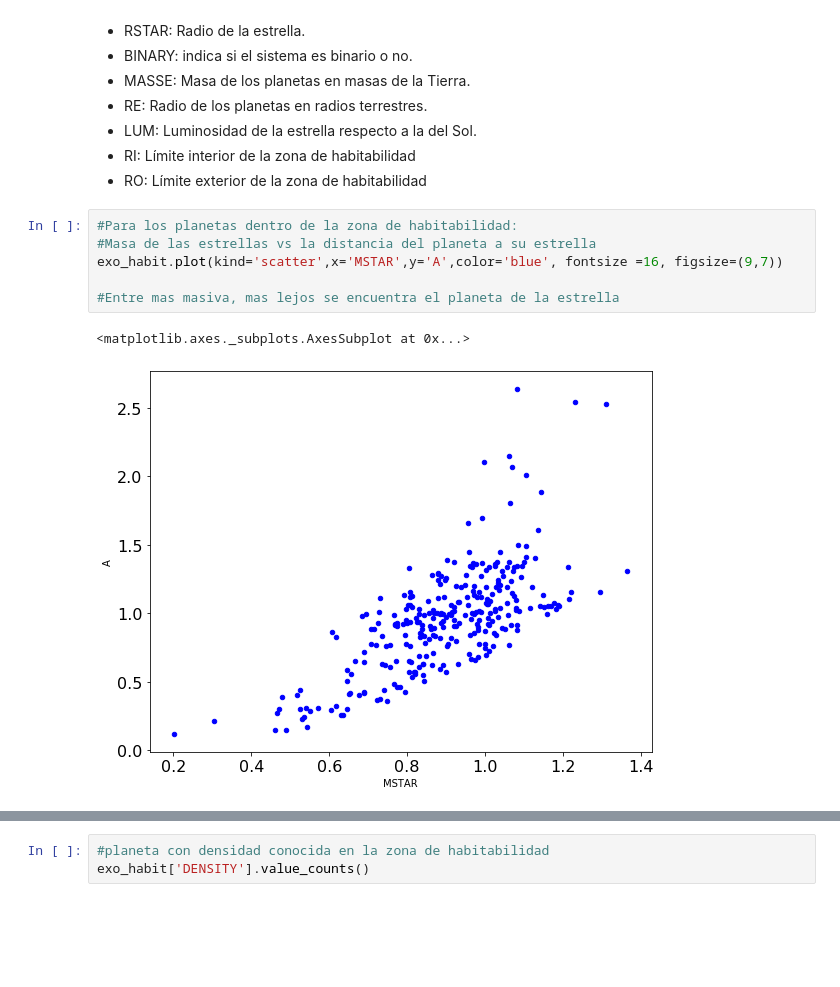
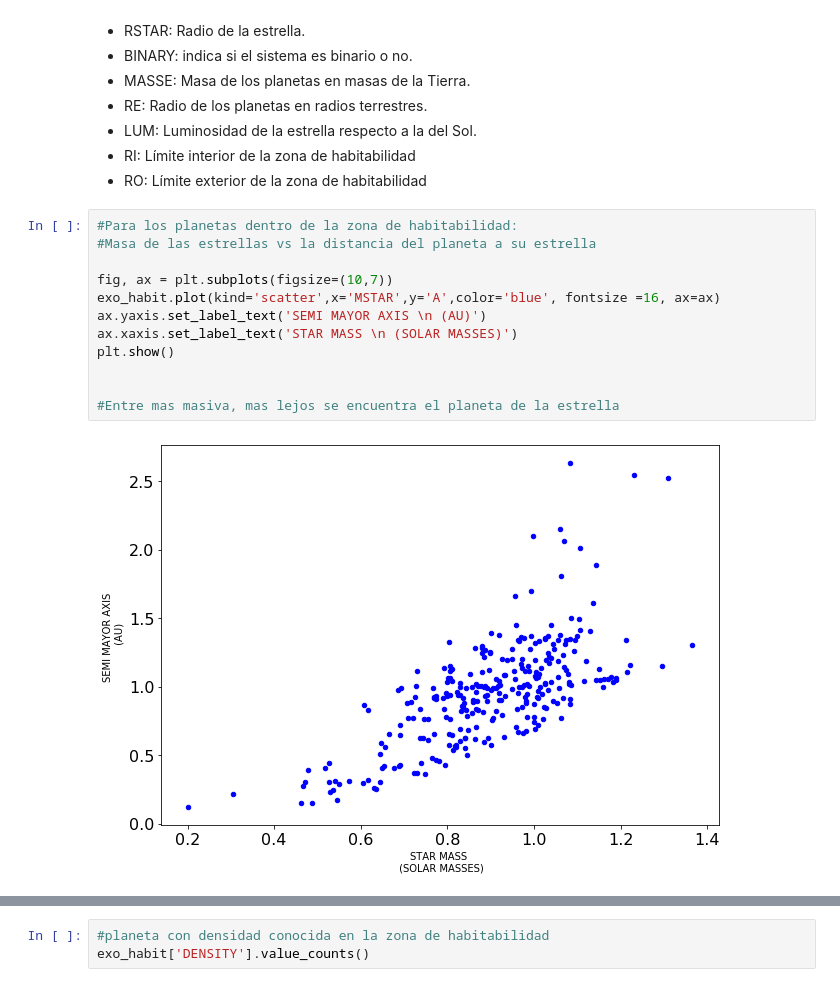
Before and after one commit to AndreDaniTorres/DanielaAndrea_TorresGomez, a Jupyter notebook: Tarea_4/Tarea4.ipynb, the cells around one changed output, grey strips where cells are left out. Cells and saved outputs as stored; diff of their text form; blank space fills up the shorter version.

```diff
--- a/Tarea_4/Tarea4.ipynb
+++ b/Tarea_4/Tarea4.ipynb
@@ -155,12 +156,17 @@ Cada columna coresponde a:
 # %%
 #Para los planetas dentro de la zona de habitabilidad:
 #Masa de las estrellas vs la distancia del planeta a su estrella
-exo_habit.plot(kind='scatter',x='MSTAR',y='A',color='blue', fontsize =16, figsize=(9,7))
+
+fig, ax = plt.subplots(figsize=(10,7))
+exo_habit.plot(kind='scatter',x='MSTAR',y='A',color='blue', fontsize =16, ax=ax)
+ax.yaxis.set_label_text('SEMI MAYOR AXIS \n (AU)')
+ax.xaxis.set_label_text('STAR MASS \n (SOLAR MASSES)')
+plt.show()
+
 
 #Entre mas masiva, mas lejos se encuentra el planeta de la estrella
 # %% [output]
-<matplotlib.axes._subplots.AxesSubplot at 0x...>
-[figure, old version]
+[figure, new version]
 # %%
 #Distribucion orbital de los planetas (histograma)
 
```
Also changed, not shown: parts of 3 cells of this notebook.
